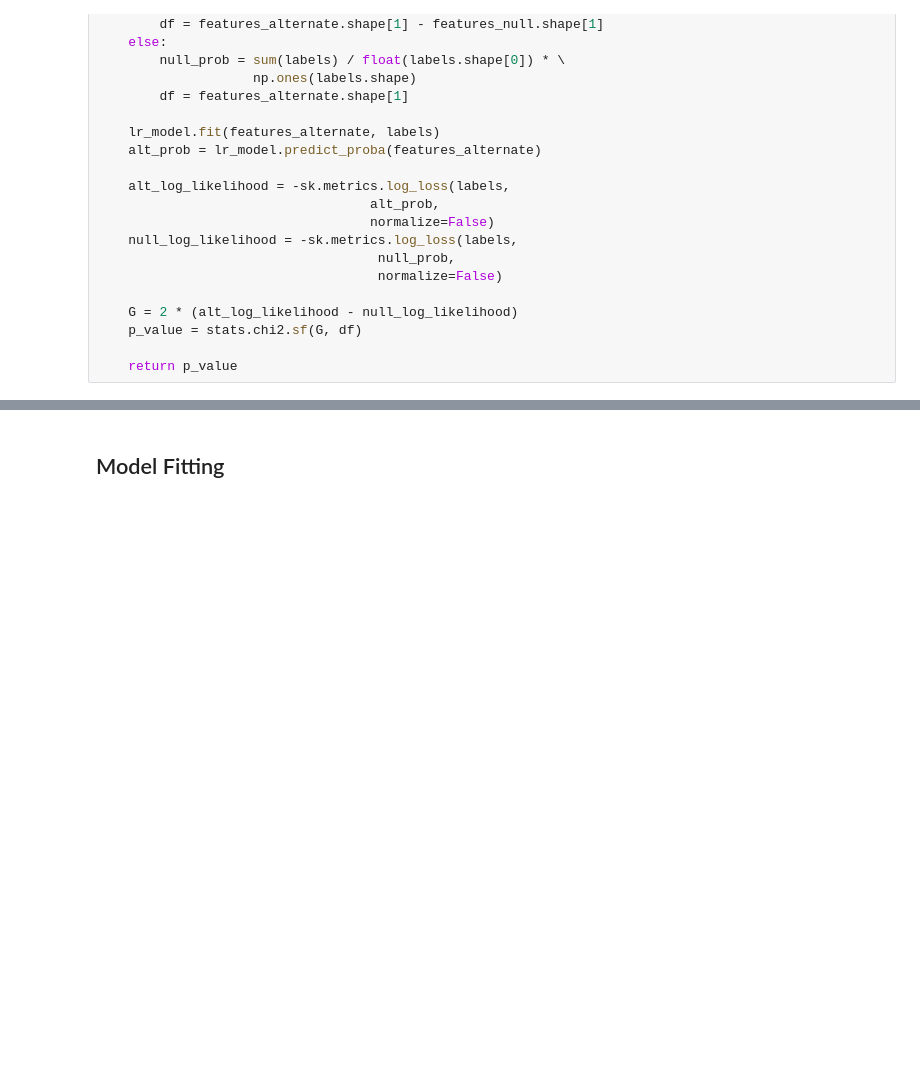
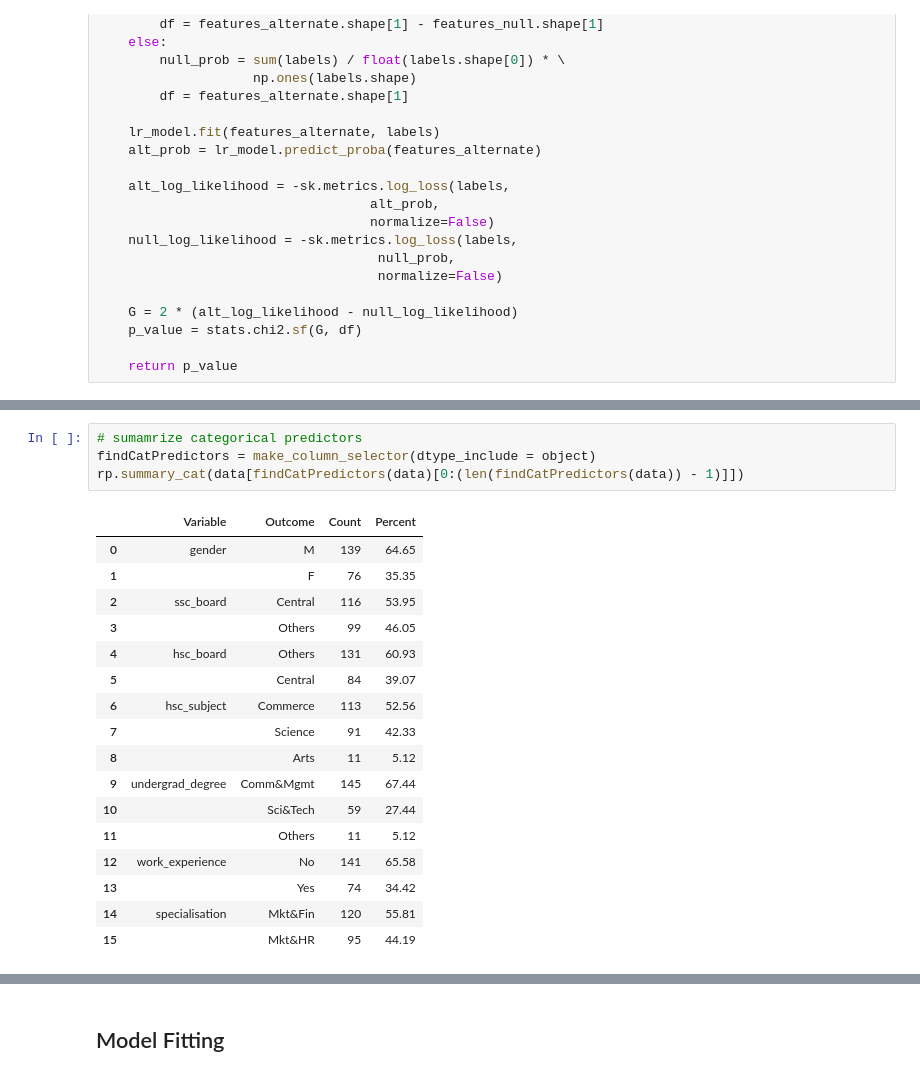
Before and after one commit to akiehl2000/PythonPractice, a Jupyter notebook: JobPlacement/jobsAnalysis.ipynb, the cells around one changed output, grey strips where cells are left out. Cells and saved outputs as stored; diff of their text form; blank space fills up the shorter version.

```diff
--- a/JobPlacement/jobsAnalysis.ipynb
+++ b/JobPlacement/jobsAnalysis.ipynb
@@ -220,0 +285,22 @@ rp.summary_cat(data[['gender', 'ssc_board', 'hsc_board', 'hsc_subject', 'undergr
+# %%
+# sumamrize categorical predictors
+findCatPredictors = make_column_selector(dtype_include = object)
+rp.summary_cat(data[findCatPredictors(data)[0:(len(findCatPredictors(data)) - 1)]])
+# %% [output]
+|  | Variable | Outcome | Count | Percent |
+| 0 | gender | M | 139 | 64.65 |
+| 1 |  | F | 76 | 35.35 |
+| 2 | ssc_board | Central | 116 | 53.95 |
+| 3 |  | Others | 99 | 46.05 |
+| 4 | hsc_board | Others | 131 | 60.93 |
+| 5 |  | Central | 84 | 39.07 |
+| 6 | hsc_subject | Commerce | 113 | 52.56 |
+| 7 |  | Science | 91 | 42.33 |
+| 8 |  | Arts | 11 | 5.12 |
+| 9 | undergrad_degree | Comm&Mgmt | 145 | 67.44 |
+| 10 |  | Sci&Tech | 59 | 27.44 |
+| 11 |  | Others | 11 | 5.12 |
+| 12 | work_experience | No | 141 | 65.58 |
+| 13 |  | Yes | 74 | 34.42 |
+| 14 | specialisation | Mkt&Fin | 120 | 55.81 |
+| 15 |  | Mkt&HR | 95 | 44.19 |
```
Also changed, not shown: parts of 35 cells of this notebook.
